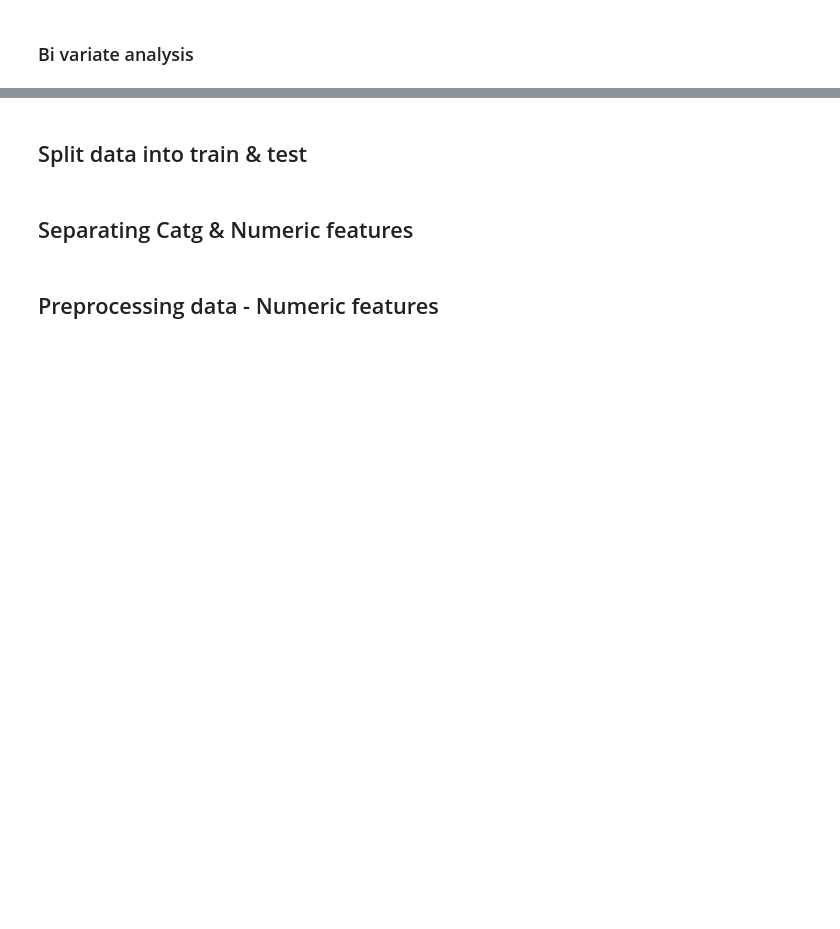
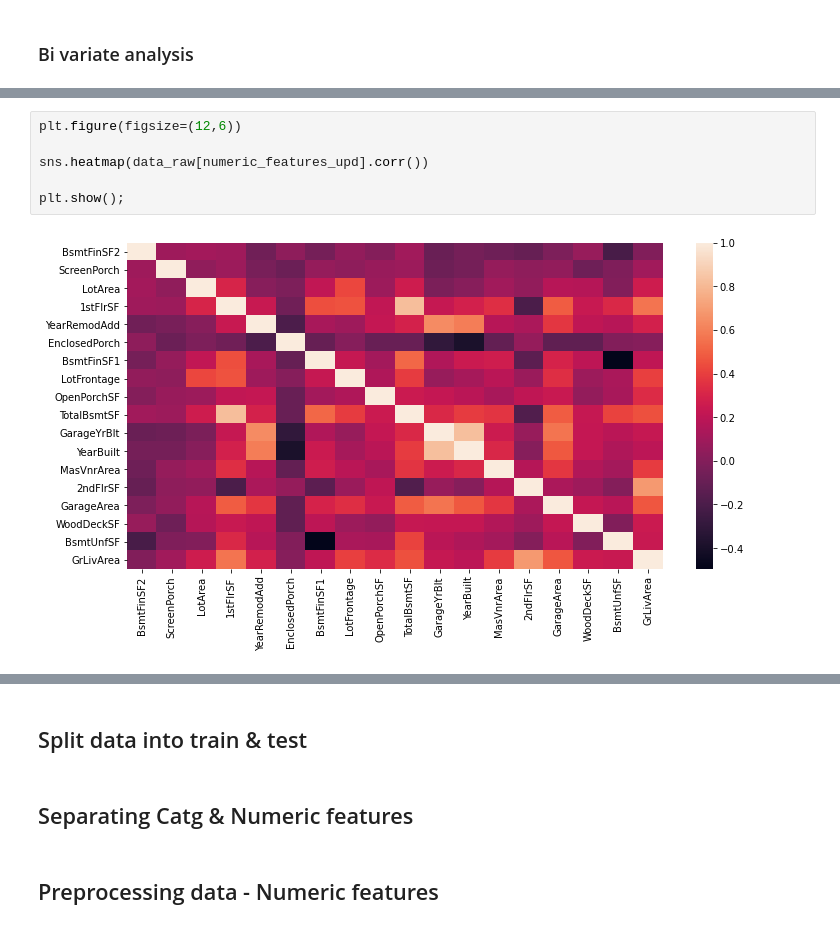
Before and after one commit to datasciencewithpinaki/ML_Templates, a Jupyter notebook: exploration.ipynb, the cells around one changed output, grey strips where cells are left out. Saved outputs shown, nothing was run; the diff lists cells and outputs as text; blank space fills up the shorter version.

```diff
--- a/exploration.ipynb
+++ b/exploration.ipynb
@@ -94,0 +342,8 @@ plt.show();
+# %%
+plt.figure(figsize=(12,6))
+
+sns.heatmap(data_raw[numeric_features_upd].corr())
+
+plt.show();
+# %% [output]
+[figure, added]
```
Also changed, not shown: parts of 33 cells of this notebook.
